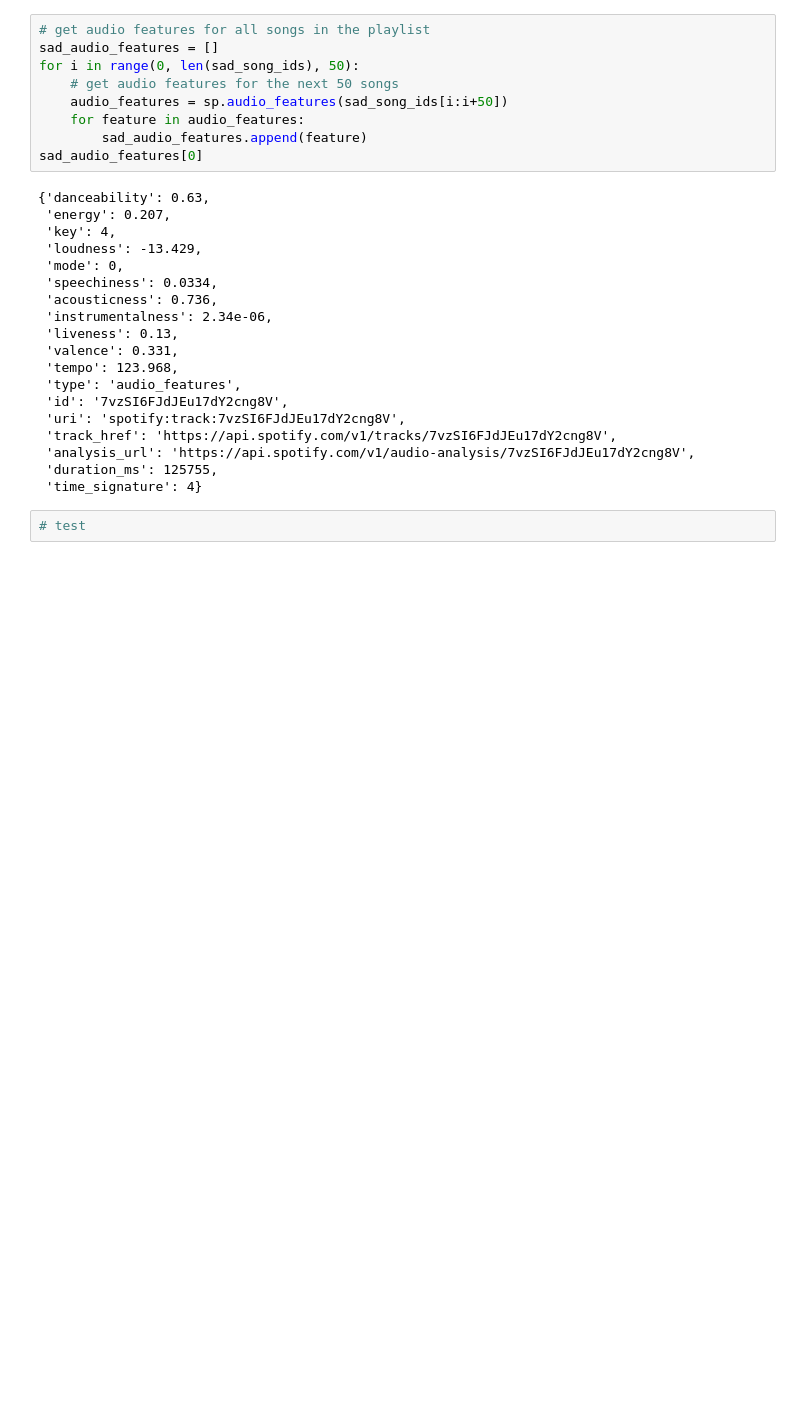
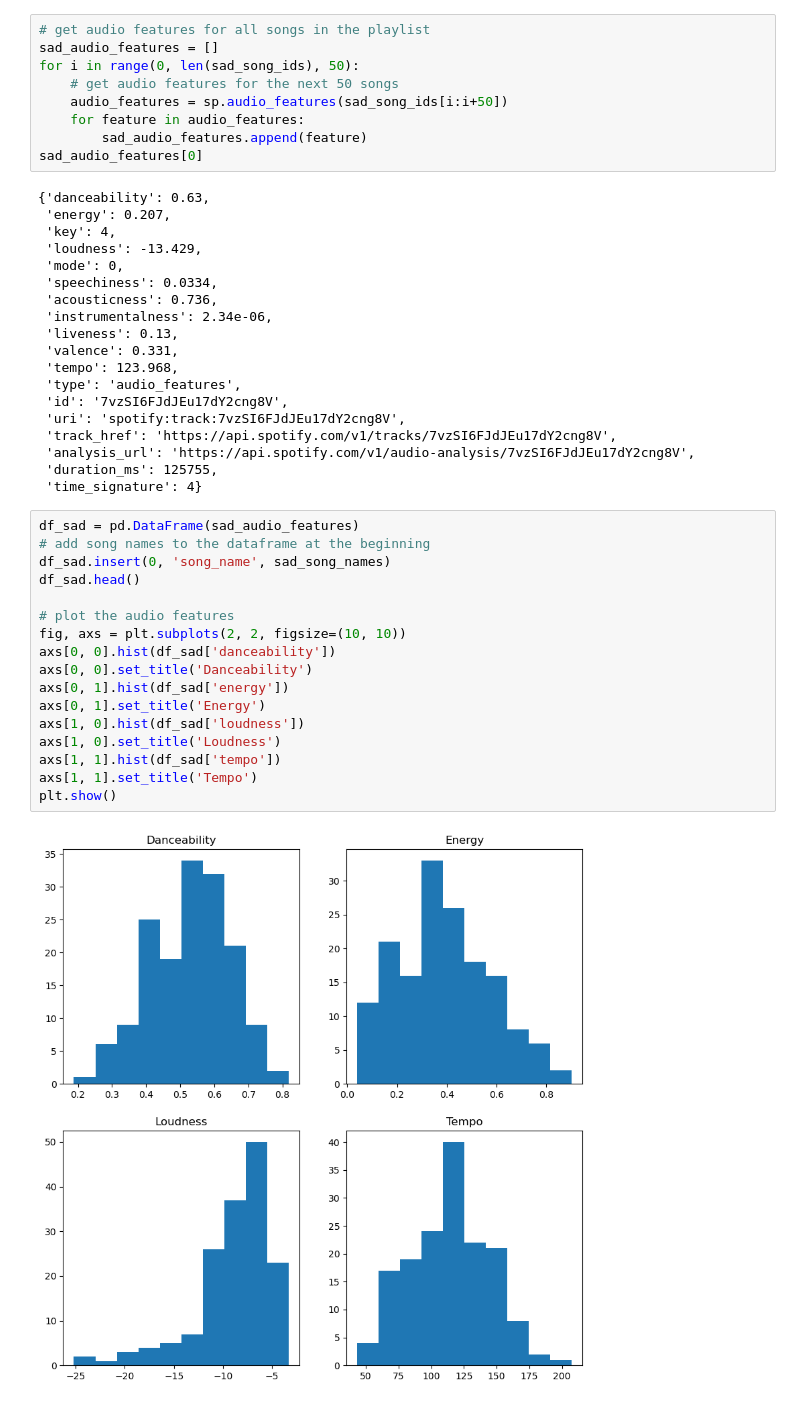
Before and after one commit to andy-dam/song-mood-classifier, a Jupyter notebook: notebook-testing.ipynb, the cells around one changed output. Saved outputs shown, nothing was run; the diff lists cells and outputs as text; blank space fills up the shorter version.

```diff
--- a/notebook-testing.ipynb
+++ b/notebook-testing.ipynb
@@ -81,5 +96,22 @@ sad_audio_features[0]
  'analysis_url': 'https://api.spotify.com/v1/audio-analysis/7vzSI6FJdJEu17dY2cng8V',
  'duration_ms': 125755,
  'time_signature': 4}
-# %%
-# test
+# %%
+df_sad = pd.DataFrame(sad_audio_features)
+# add song names to the dataframe at the beginning
+df_sad.insert(0, 'song_name', sad_song_names)
+df_sad.head()
+
+# plot the audio features
+fig, axs = plt.subplots(2, 2, figsize=(10, 10))
+axs[0, 0].hist(df_sad['danceability'])
+axs[0, 0].set_title('Danceability')
+axs[0, 1].hist(df_sad['energy'])
+axs[0, 1].set_title('Energy')
+axs[1, 0].hist(df_sad['loudness'])
+axs[1, 0].set_title('Loudness')
+axs[1, 1].hist(df_sad['tempo'])
+axs[1, 1].set_title('Tempo')
+plt.show()
+# %% [output]
+[figure, added]
```
Also changed, not shown: parts of 24 cells of this notebook, 3 other files.
